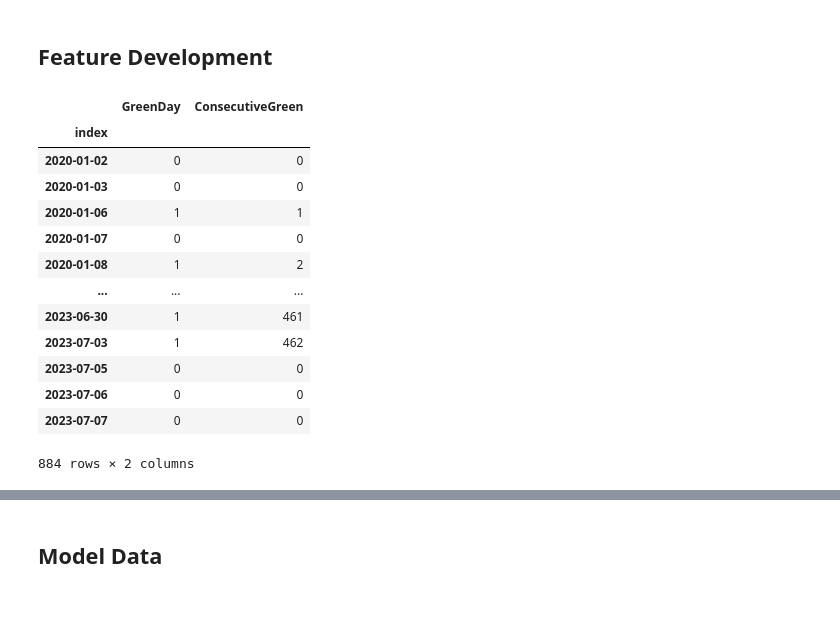
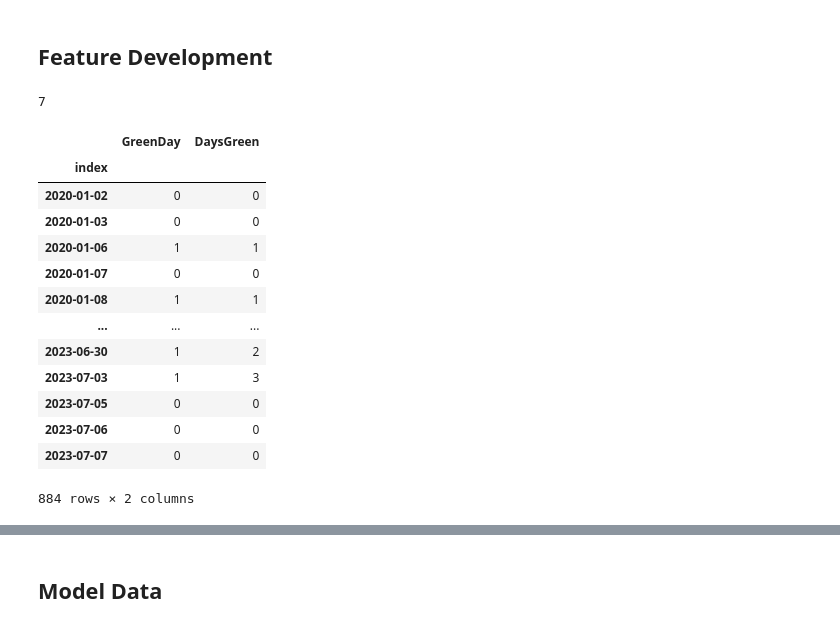
Before and after one commit to wnstnb/gameday_spx, a Jupyter notebook: model_dev.ipynb, the cells around one changed output, grey strips where cells are left out. Cells and saved outputs as stored; diff of their text form; code cells hidden in the pictures.

```diff
--- a/model_dev.ipynb
+++ b/model_dev.ipynb
@@ -286,24 +286,28 @@ def cumul_sum(col):
         nums.append(s)
     return nums
 
-consec_green = cumul_sum(data['GreenDay'])
-consec_red = cumul_sum(data['RedDay'])
+consec_green = cumul_sum(data['GreenDay'].values)
+consec_red = cumul_sum(data['RedDay'].values)
 
 data['DaysGreen'] = consec_green
 data['DaysRed'] = consec_red
+# %%
+max(consec_red)
+# %% [output]
+7
 # %%
-data[['GreenDay','ConsecutiveGreen']]
+data[['GreenDay','DaysGreen']]
 # %% [output]
-|  | GreenDay | ConsecutiveGreen |
+|  | GreenDay | DaysGreen |
 | index |  |  |
 | 2020-01-02 | 0 | 0 |
 | 2020-01-03 | 0 | 0 |
 | 2020-01-06 | 1 | 1 |
 | 2020-01-07 | 0 | 0 |
-| 2020-01-08 | 1 | 2 |
+| 2020-01-08 | 1 | 1 |
 | ... | ... | ... |
-| 2023-06-30 | 1 | 461 |
-| 2023-07-03 | 1 | 462 |
+| 2023-06-30 | 1 | 2 |
+| 2023-07-03 | 1 | 3 |
 | 2023-07-05 | 0 | 0 |
 | 2023-07-06 | 0 | 0 |
 | 2023-07-07 | 0 | 0 |
```
Also changed, not shown: parts of 4 cells of this notebook, 1 other file.
